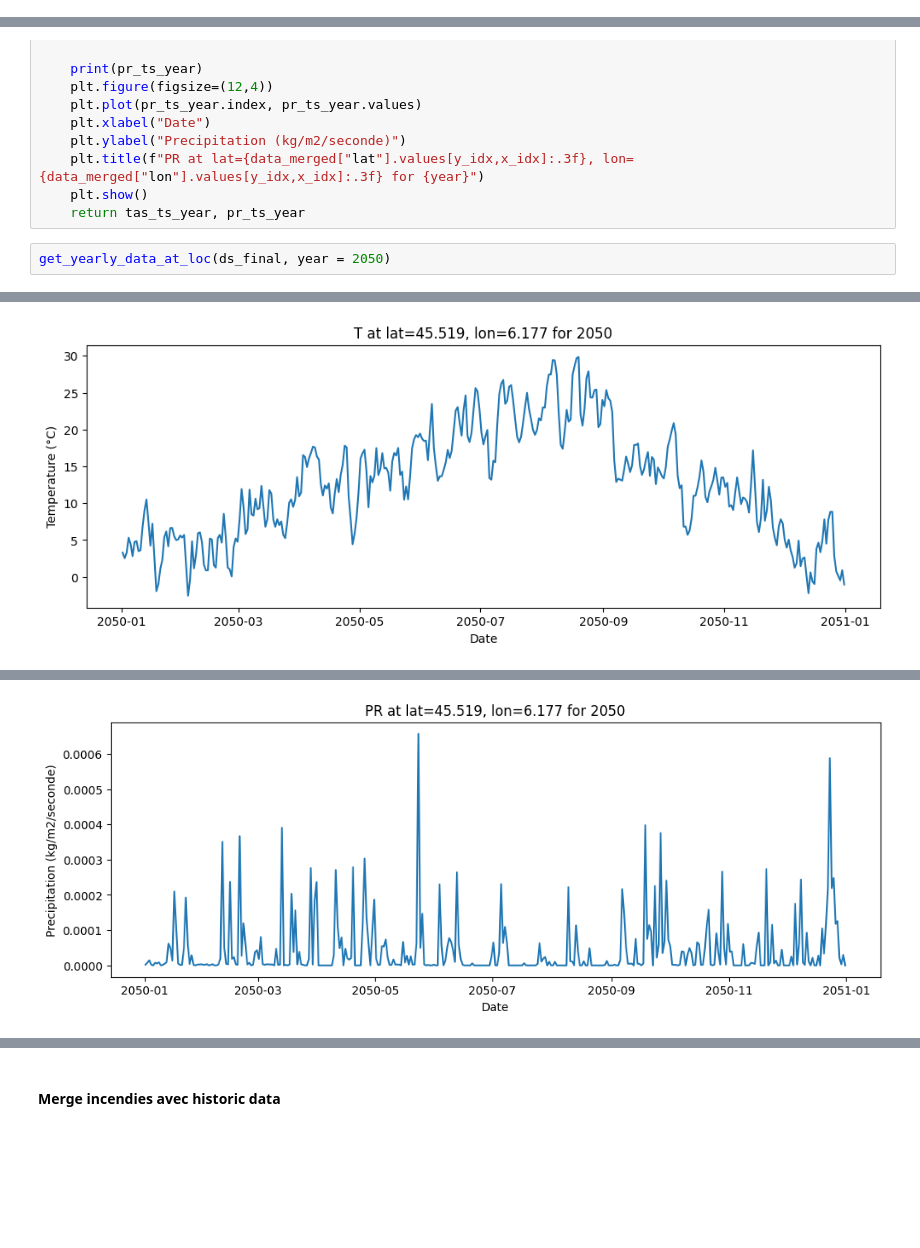
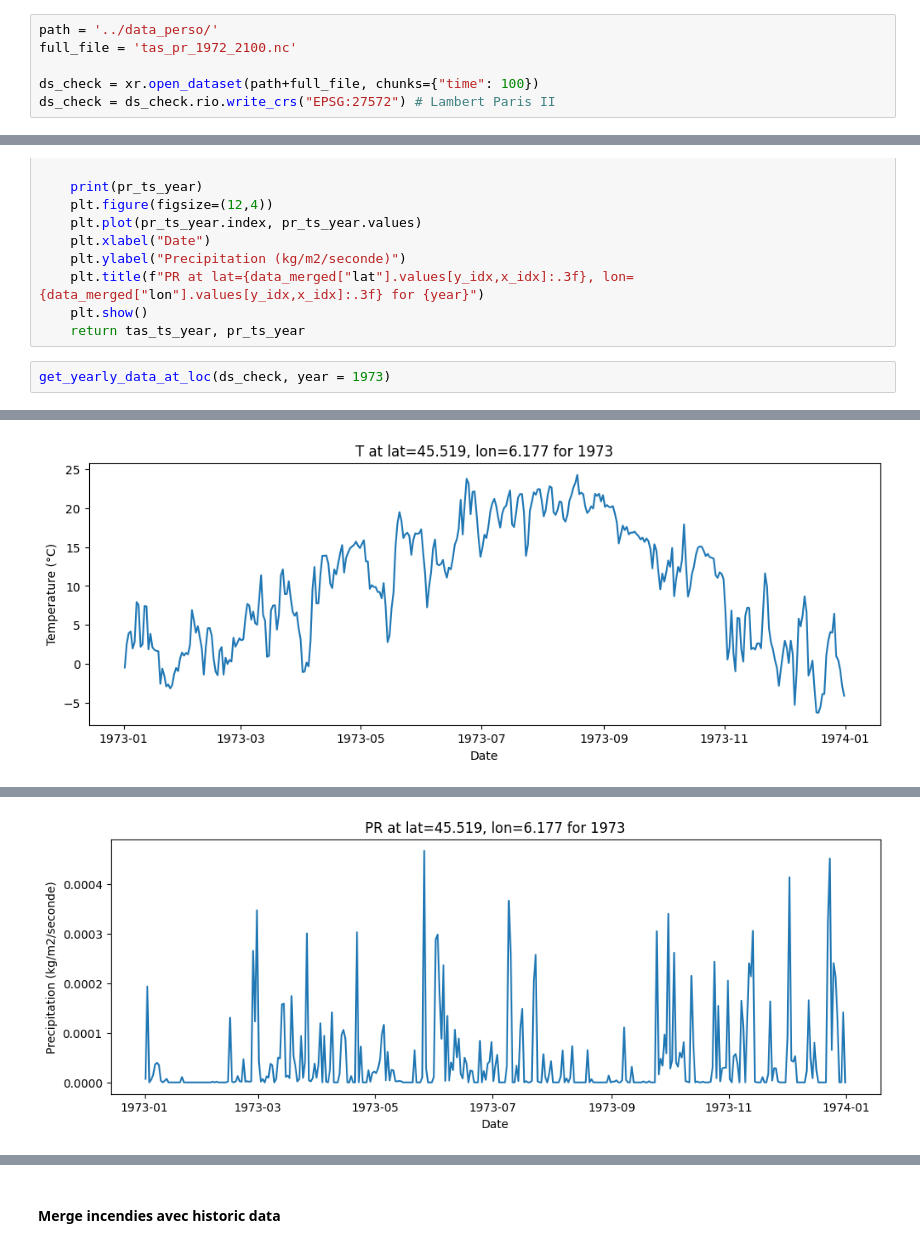
Before and after one commit to JulesBrdl/hackathon-climat, a Jupyter notebook: Notebooks/notebook_jules.ipynb, the cells around one changed output, grey strips where cells are left out. Cells and saved outputs as stored; diff of their text form; blank space fills up the shorter version.

```diff
--- a/Notebooks/notebook_jules.ipynb
+++ b/Notebooks/notebook_jules.ipynb
@@ -333,3 +334,9 @@ Data variables:
 ##### write file
 # %%
 ds_final.to_netcdf("tas_pr_1972_2100.nc")
+# %%
+path = '../data_perso/'
+full_file = 'tas_pr_1972_2100.nc'
+
+ds_check = xr.open_dataset(path+full_file, chunks={"time": 100})
+ds_check = ds_check.rio.write_crs("EPSG:27572") # Lambert Paris II
@@ -506,7 +528,7 @@ def get_yearly_data_at_loc(data_merged, year = 1875, lat_target= 45.5, lon_targe
     plt.show()
     return tas_ts_year, pr_ts_year
 # %%
-get_yearly_data_at_loc(ds_final, year = 2050)
+get_yearly_data_at_loc(ds_check, year = 1973)
 # %% [output]
 Nearest grid cell: 56 105
 Latitude, Longitude: 45.519 6.177271366119385
@@ -524,2 +546,2 @@ Latitude, Longitude: 45.519 6.177271366119385
 Length: 365, dtype: float32
-[figure, old version]
+[figure, new version]
@@ -537,2 +559,2 @@ Length: 365, dtype: float32
 Length: 365, dtype: float32
-[figure, old version]
+[figure, new version]
```
Also changed, not shown: parts of 6 cells of this notebook, 1 other file.
